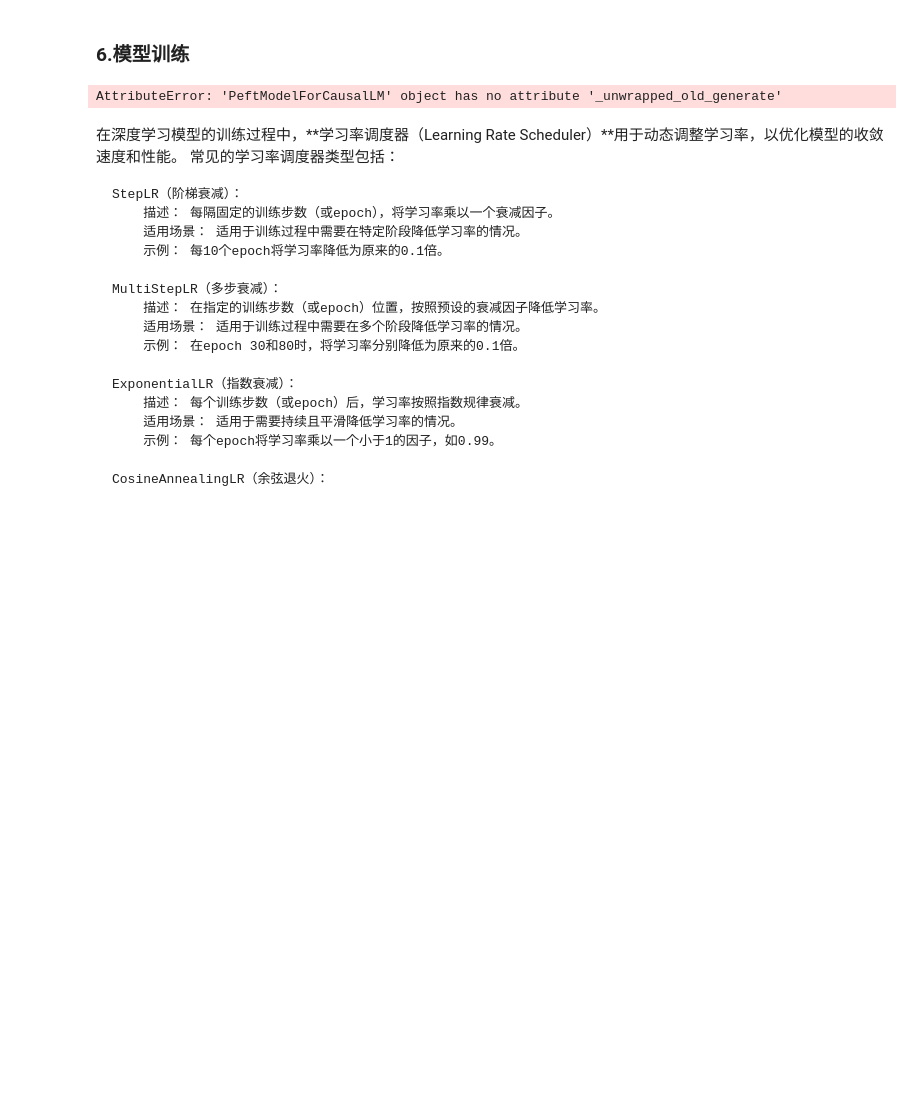
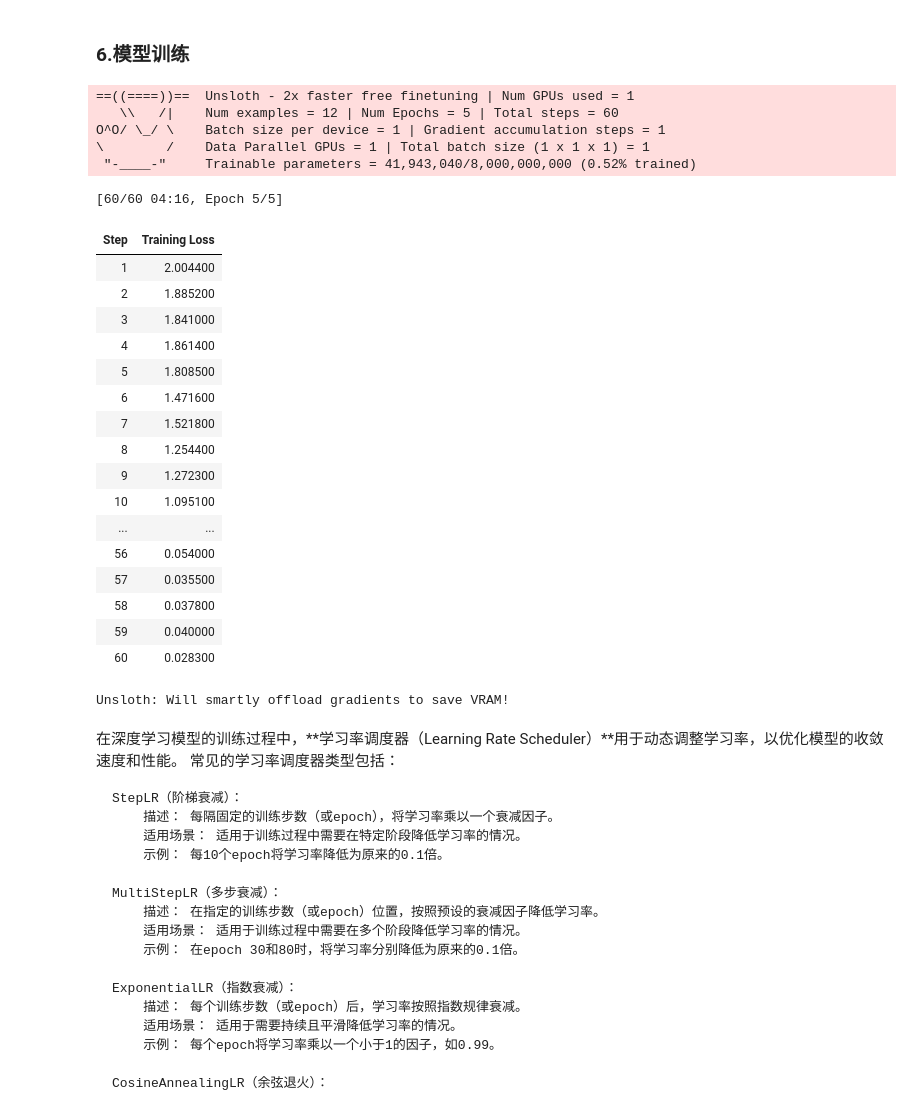
Before and after one commit to yanjun-sui/test-config, a Jupyter notebook: deepseek_lora_ipynb2.ipynb, the cells around one changed output. Saved outputs shown, nothing was run; the diff lists cells and outputs as text; code cells hidden in the pictures; blank space fills up the shorter version.

```diff
--- a/deepseek_lora_ipynb2.ipynb
+++ b/deepseek_lora_ipynb2.ipynb
@@ -43,10 +63,10 @@ max_seq_length = 2048 # Choose any! We auto support RoPE Scaling internally!
 dtype = None # None for auto detection. Float16 for Tesla T4, V100, Bfloat16 for Ampere+
 load_in_4bit = True # Use 4bit quantization to reduce memory usage. Can be False.
 
-
+# deepseek-ai/DeepSeek-R1-Distill-Llama-8B   deepseek-ai/DeepSeek-R1-Distill-Qwen-7B
 
 model, tokenizer = FastLanguageModel.from_pretrained(
-    model_name = "unsloth/DeepSeek-R1-Distill-Llama-8B",
+    model_name = "deepseek-ai/DeepSeek-R1-Distill-Llama-8B",
     max_seq_length = max_seq_length,
     dtype = dtype,
     load_in_4bit = load_in_4bit,
@@ -354,49 +357,73 @@ Let's see how the `Phi-3` format works by printing the 5th element
 # %% [markdown]
 ### 6.模型训练
 # %%
-from trl import SFTTrainer
+from trl import SFTTrainer,SFTConfig
+
 from transformers import TrainingArguments
 from unsloth import is_bfloat16_supported
 
 trainer = SFTTrainer( # 用于有监督微调（Supervised Fine-Tuning）的训练器
     model = model,
     tokenizer = tokenizer, # 用于处理文本数据的分词器。
     train_dataset = dataset, # 用于训练的数据集。
-    dataset_text_field = "text", # 数据集中包含文本数据的字段名称。
-    max_seq_length = max_seq_length, # 输入序列的最大长度。
-    dataset_num_proc = 2, # 用于加载数据集的进程数。
-    packing = False, # 是否启用打包功能，以提高短序列的训练速度。
-    args = TrainingArguments( # 训练参数
-        per_device_train_batch_size = 2, # 每个设备的训练批次大小。
-        gradient_accumulation_steps = 4, # 梯度累积的步数。 适当设置 per_device_train_batch_size 和 gradient_accumulation_steps 可以平衡内存使用和训练速度
+    # max_seq_length = max_seq_length, # 输入序列的最大长度。
+    # dataset_num_proc = 2, # 用于加载数据集的进程数。
+    # packing = False, # 是否启用打包功能，以提高短序列的训练速度。
+    args = SFTConfig( # 训练参数
+        dataset_text_field = "text", # 数据集中包含文本数据的字段名称。
+        per_device_train_batch_size = 1, # 每个设备的训练批次大小。
+        gradient_accumulation_steps = 1, # 梯度累积的步数。 适当设置 per_device_train_batch_size 和 gradient_accumulation_steps 可以平衡内存使用和训练速度
         warmup_steps = 5, # 预热阶段的步数。
         max_steps = 60, # 训练的最大步数。
         learning_rate = 2e-4, # 学习率。过高的学习率可能导致训练过程不稳定，模型在最优解附近震荡，甚至无法收敛。过低的学习率则可能导致训练过程缓慢，收敛速度降低，甚至陷入局部最优解。
         fp16 = not is_bfloat16_supported(), # 是否启用半精度浮点数训练。
         bf16 = is_bfloat16_supported(), # 是否启用 bfloat16 精度训练。
         logging_steps = 1, # 记录日志的步数间隔。
         optim = "adamw_8bit", # 优化器类型。
         weight_decay = 0.01, # 权重衰减系数。较大的学习率可能需要较小的权重衰减，以避免训练过程中的不稳定性。 反之，较小的学习率可能需要适当的权重衰减，以提高模型的泛化能力。
         lr_scheduler_type = "linear", # 学习率调度器类型。StepLR（阶梯衰减）、MultiStepLR（多步衰减）、ExponentialLR（指数衰减）、CosineAnnealingLR（余弦退火）、CyclicLR（循环学习率）
         seed = 3407, # 随机种子。
         output_dir = "outputs", # 输出目录，用于保存模型和日志。
         report_to = "none", # 报告工具，设置为 "none" 表示不使用任何报告工具。
 
-        load_best_model_at_end=True, # 训练结束时加载表现最好的模型
-        evaluation_strategy="steps",  # 每隔eval_steps阶段之后都进行评估
-        eval_steps=500,  # 每500步进行一次评估
-        save_strategy="steps",  # 每隔save_steps阶段之后都保存模型
-        save_steps=500,  # 每500步保存一次模型
-        save_total_limit=1,  # 最多保存1个模型检查点
-        metric_for_best_model="accuracy",  # 用于评估最佳模型的指标
-        overwrite_output_dir=True,  # 如果该参数为True，在输出目录已经存在的情况下将删除该目录并重新创建
+        # load_best_model_at_end=True, # 训练结束时加载表现最好的模型
+        # evaluation_strategy="steps",  # 每隔eval_steps阶段之后都进行评估
+        # eval_steps=500,  # 每500步进行一次评估
+        # save_strategy="steps",  # 每隔save_steps阶段之后都保存模型
+        # save_steps=500,  # 每500步保存一次模型
+        # save_total_limit=1,  # 最多保存1个模型检查点
+        # metric_for_best_model="accuracy",  # 用于评估最佳模型的指标
+        # overwrite_output_dir=True,  # 如果该参数为True，在输出目录已经存在的情况下将删除该目录并重新创建
 
     ),
 )
 
 trainer_stats = trainer.train()
 # %% [output]
-AttributeError: 'PeftModelForCausalLM' object has no attribute '_unwrapped_old_generate'
+==((====))==  Unsloth - 2x faster free finetuning | Num GPUs used = 1
+   \\   /|    Num examples = 12 | Num Epochs = 5 | Total steps = 60
+O^O/ \_/ \    Batch size per device = 1 | Gradient accumulation steps = 1
+\        /    Data Parallel GPUs = 1 | Total batch size (1 x 1 x 1) = 1
+ "-____-"     Trainable parameters = 41,943,040/8,000,000,000 (0.52% trained)
+[60/60 04:16, Epoch 5/5]
+| Step | Training Loss |
+| 1 | 2.004400 |
+| 2 | 1.885200 |
+| 3 | 1.841000 |
+| 4 | 1.861400 |
+| 5 | 1.808500 |
+| 6 | 1.471600 |
+| 7 | 1.521800 |
+| 8 | 1.254400 |
+| 9 | 1.272300 |
+| 10 | 1.095100 |
+| ... | ... |
+| 56 | 0.054000 |
+| 57 | 0.035500 |
+| 58 | 0.037800 |
+| 59 | 0.040000 |
+| 60 | 0.028300 |
+Unsloth: Will smartly offload gradients to save VRAM!
 # %% [markdown]
 在深度学习模型的训练过程中，**学习率调度器（Learning Rate Scheduler）**用于动态调整学习率，以优化模型的收敛速度和性能。 常见的学习率调度器类型包括：
 
```
Also changed, not shown: parts of 11 cells of this notebook.
